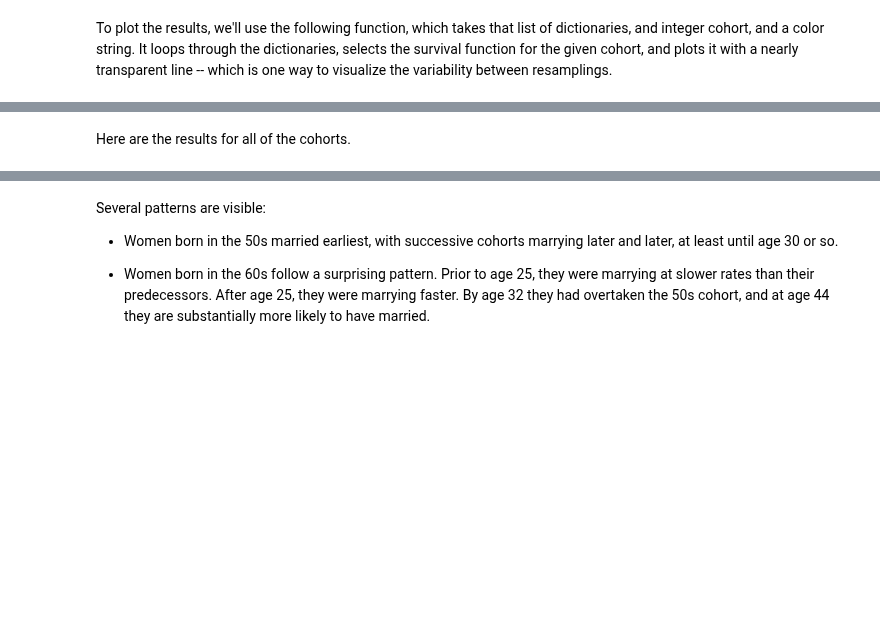
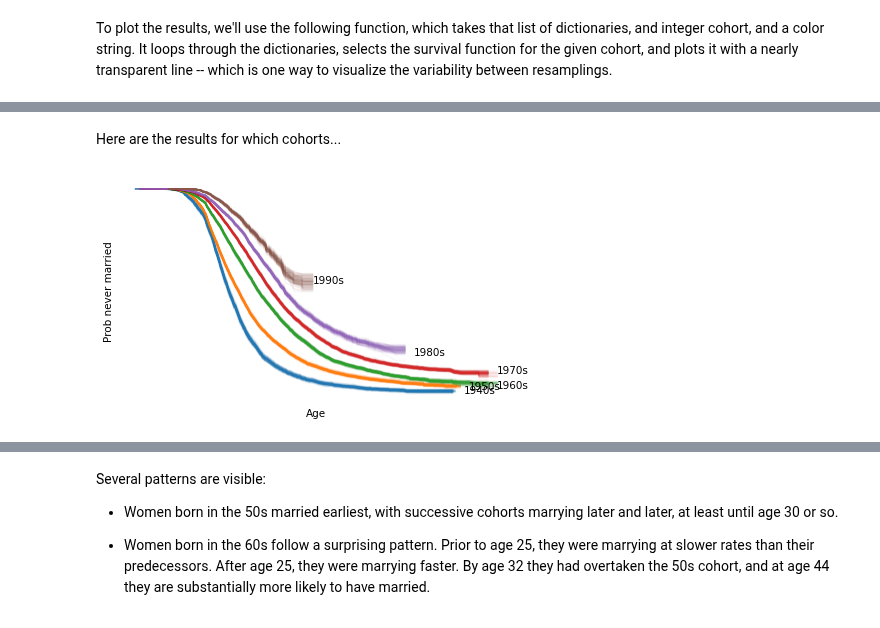
Before and after one commit to AllenDowney/ThinkStats, a Jupyter notebook: soln/chap13.ipynb, the cells around one changed output, grey strips where cells are left out. Cells and saved outputs as stored; diff of their text form; code cells hidden in the pictures; blank space fills up the shorter version.

```diff
--- a/soln/chap13.ipynb
+++ b/soln/chap13.ipynb
@@ -593,8 +583,8 @@ def estimate_hazard(complete, ongoing):
 And here's a function that takes a group of respondents, extracts survival times, calls `estimate_hazard` to get the hazard function, and then computes the corresponding survival function.
 # %%
 def estimate_survival(group):
-    """Estimate the survival surv."""
-    complete = group.query("evrmarry == 1")["agemarry"].dropna()
+    """Estimate the survival function."""
+    complete = group.query("evrmarry == 1")["agemarr"]
     ongoing = group.query("evrmarry == 0")["age"]
     hf = estimate_hazard(complete, ongoing)
     sf = hf.make_surv()
@@ -696,11 +687,24 @@ def plot_cohort(surv_maps, cohort, color):
     survs = [surv_map[cohort] for surv_map in surv_maps]
     for surv in survs:
         surv.plot(color=color, alpha=0.05)
+
+    x, y = surv.index[-1], surv.iloc[-1]
+    plt.text(x + 1, y, f"{cohort}s", ha="left", va="center")
 # %% [output]
 [interactive output not drawn]
 # %% [markdown]
-Here are the results for all of the cohorts.
+Here are the results for which cohorts...
 # %%
+from thinkstats import remove_spines
+
 colors = [f"C{i}" for i in range(len(cohorts))]
+
+for cohort, color in zip(cohorts, colors):
+    plot_cohort(surv_maps, cohort, color)
+
+remove_spines()
+
+decorate(xlabel="Age", ylabel="Prob never married")
 # %% [output]
+[figure, added]
 [interactive output not drawn]
```
Also changed, not shown: parts of 63 cells of this notebook, 14 other files.
